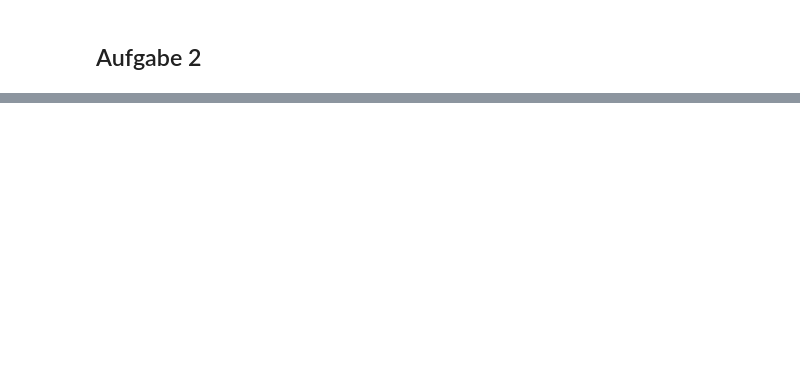
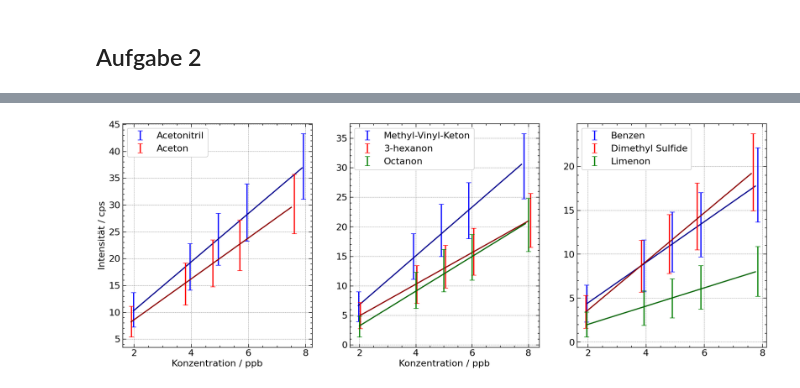
Before and after one commit to KemalOenen/advanced_labcourse, a Jupyter notebook: I002/data_analysis.ipynb, the cells around one changed output, grey strips where cells are left out. Cells and saved outputs as stored; diff of their text form; code cells hidden in the pictures; blank space fills up the shorter version.

```diff
--- a/I002/data_analysis.ipynb
+++ b/I002/data_analysis.ipynb
@@ -25,12 +28,12 @@ percentages=np.array([0.2, 0.4, 0.5, 0.6, 0.8])
 ppb_acetaldehyde=0.9*100*percentages
 ppb_acetone=0.95*10*percentages
 ppb_acetic_acid=1.03*10*percentages
-ppb_dimethyl_sulfide=0-96*10*percentages
+ppb_dimethyl_sulfide=0.96*10*percentages
 ppb_methyl_vinyl_ketone=0.98*10*percentages
 ppb_benzene=0.98*10*percentages
 ppb_3_hexanone=1.01*10*percentages
 ppb_octanone=1*10*percentages
-ppb_limonene=0.98*10*percentages
+ppb_limenone=0.98*10*percentages
 # %%
 cps_acetaldehyde=np.array([6.65375, 7.34019, 7.65186, 7.94390, 8.51329])*10 #done without background substraction since otherwise invisible
 cps_acetone=np.array([0.827166, 1.5255, 1.91251, 2.24812, 3.01786])*10
@@ -43,0 +47,64 @@ cps_limenone=np.array([0.199718, 0.386521, 0.496227, 0.622716, 0.802845])*10
+# %%
+fig, axs=plt.subplots(1, 3, figsize=(20, 7))
+
+#acetonitrile and acetone #and acetaldehyde
+axs[0].errorbar(ppb_acetonitrile, cps_acetonitrile, yerr=np.sqrt(cps_acetonitrile), ls='', elinewidth=2, capsize=4, label="Acetonitril", color="blue")
+popt_acetonitrile, pcov_acetonitrile=curve_fit(linear_fit, ppb_acetonitrile, cps_acetonitrile, p0=[1, 1], sigma=np.sqrt(cps_acetonitrile), absolute_sigma=True)
+x_temp=np.arange(ppb_acetonitrile.min(), ppb_acetonitrile.max(), 0.1)
+axs[0].plot(x_temp, linear_fit(x_temp, popt_acetonitrile[0], popt_acetonitrile[1]), color="darkblue")
+
+axs[0].errorbar(ppb_acetone, cps_acetone, yerr=np.sqrt(cps_acetone), ls='', elinewidth=2, capsize=4, label="Aceton", color="red")
+popt_acetone, pcov_acetone=curve_fit(linear_fit, ppb_acetone, cps_acetone, p0=[1, 1], sigma=np.sqrt(cps_acetone), absolute_sigma=True)
+x_temp=np.arange(ppb_acetone.min(), ppb_acetone.max(), 0.1)
+axs[0].plot(x_temp, linear_fit(x_temp, popt_acetone[0], popt_acetone[1]), color="darkred")
+
+#axs[0].errorbar(ppb_acetaldehyde, cps_acetaldehyde, yerr=np.sqrt(cps_acetaldehyde), ls='', elinewidth=2, capsize=4, label="Acetaldehyd", color="green")
+popt_acetaldehyde, pcov_acetaldehyde=curve_fit(linear_fit, ppb_acetaldehyde, cps_acetaldehyde, p0=[1, 1], sigma=np.sqrt(cps_acetaldehyde), absolute_sigma=True)
+x_temp=np.arange(ppb_acetaldehyde.min(), ppb_acetaldehyde.max(), 0.1)
+#axs[0].plot(x_temp, linear_fit(x_temp, popt_acetaldehyde[0], popt_acetaldehyde[1]), color="darkgreen")
+axs[0].legend()
+axs[0].set_xlabel("Konzentration / ppb")
+axs[0].set_ylabel("Intensität / cps")
+
+#_______________________________________________________________________________________________________
+
+#methyl_vinyl_ketone and 3 hexanone and octanone
+axs[1].errorbar(ppb_methyl_vinyl_ketone, cps_methyl_vinyl_ketone, yerr=np.sqrt(cps_methyl_vinyl_ketone), ls='', elinewidth=2, capsize=4, label="Methyl-Vinyl-Keton", color="blue")
+popt_methyl_vinyl_ketone, pcov_methyl_vinyl_ketone=curve_fit(linear_fit, ppb_methyl_vinyl_ketone, cps_methyl_vinyl_ketone, p0=[1, 1], sigma=np.sqrt(cps_methyl_vinyl_ketone), absolute_sigma=True)
+x_temp=np.arange(ppb_methyl_vinyl_ketone.min(), ppb_methyl_vinyl_ketone.max(), 0.1)
+axs[1].plot(x_temp, linear_fit(x_temp, popt_methyl_vinyl_ketone[0], popt_methyl_vinyl_ketone[1]), color="darkblue")
+
+axs[1].errorbar(ppb_3_hexanone, cps_3_hexanone, yerr=np.sqrt(cps_3_hexanone), ls='', elinewidth=2, capsize=4, label="3-hexanon", color="red")
+popt_3_hexanone, pcov_3_hexanone=curve_fit(linear_fit, ppb_3_hexanone, cps_3_hexanone, p0=[1, 1], sigma=np.sqrt(cps_3_hexanone), absolute_sigma=True)
+x_temp=np.arange(ppb_3_hexanone.min(), ppb_3_hexanone.max(), 0.1)
+axs[1].plot(x_temp, linear_fit(x_temp, popt_3_hexanone[0], popt_3_hexanone[1]), color="darkred")
+
+axs[1].errorbar(ppb_octanone, cps_octanone, yerr=np.sqrt(cps_octanone), ls='', elinewidth=2, capsize=4, label="Octanon", color="green")
+popt_octanone, pcov_octanone=curve_fit(linear_fit, ppb_octanone, cps_octanone, p0=[1, 1], sigma=np.sqrt(cps_octanone), absolute_sigma=True)
+x_temp=np.arange(ppb_octanone.min(), ppb_octanone.max(), 0.1)
+axs[1].plot(x_temp, linear_fit(x_temp, popt_octanone[0], popt_octanone[1]), color="darkgreen")
+axs[1].legend()
+axs[1].set_xlabel("Konzentration / ppb")
+
+#________________________________________________________________________
+
+#benzene and dimethyl sulfide and limenone
+axs[2].errorbar(ppb_benzene, cps_benzene, yerr=np.sqrt(cps_benzene), ls='', elinewidth=2, capsize=4, label="Benzen", color="blue")
+popt_benzene, pcov_benzene=curve_fit(linear_fit, ppb_benzene, cps_benzene, p0=[1, 1], sigma=np.sqrt(cps_benzene), absolute_sigma=True)
+x_temp=np.arange(ppb_benzene.min(), ppb_benzene.max(), 0.1)
+axs[2].plot(x_temp, linear_fit(x_temp, popt_benzene[0], popt_benzene[1]), color="darkblue")
+
+axs[2].errorbar(ppb_dimethyl_sulfide, cps_dimethyl_sulfide, yerr=np.sqrt(cps_dimethyl_sulfide), ls='', elinewidth=2, capsize=4, label="Dimethyl Sulfide", color="red")
+popt_dimethyl_sulfide, pcov_dimethyl_sulfide=curve_fit(linear_fit, ppb_dimethyl_sulfide, cps_dimethyl_sulfide, p0=[1, 1], sigma=np.sqrt(cps_dimethyl_sulfide), absolute_sigma=True)
+x_temp=np.arange(ppb_dimethyl_sulfide.min(), ppb_dimethyl_sulfide.max(), 0.1)
+axs[2].plot(x_temp, linear_fit(x_temp, popt_dimethyl_sulfide[0], popt_dimethyl_sulfide[1]), color="darkred")
+
+axs[2].errorbar(ppb_limenone, cps_limenone, yerr=np.sqrt(cps_limenone), ls='', elinewidth=2, capsize=4, label="Limenon", color="green")
+popt_limenone, pcov_limenone=curve_fit(linear_fit, ppb_limenone, cps_limenone, p0=[1, 1], sigma=np.sqrt(cps_limenone), absolute_sigma=True)
+x_temp=np.arange(ppb_limenone.min(), ppb_limenone.max(), 0.1)
+axs[2].plot(x_temp, linear_fit(x_temp, popt_limenone[0], popt_limenone[1]), color="darkgreen")
+axs[2].legend()
+
+plt.show()
+# %% [output]
+[figure, added]
```
Also changed, not shown: parts of 3 cells of this notebook.
